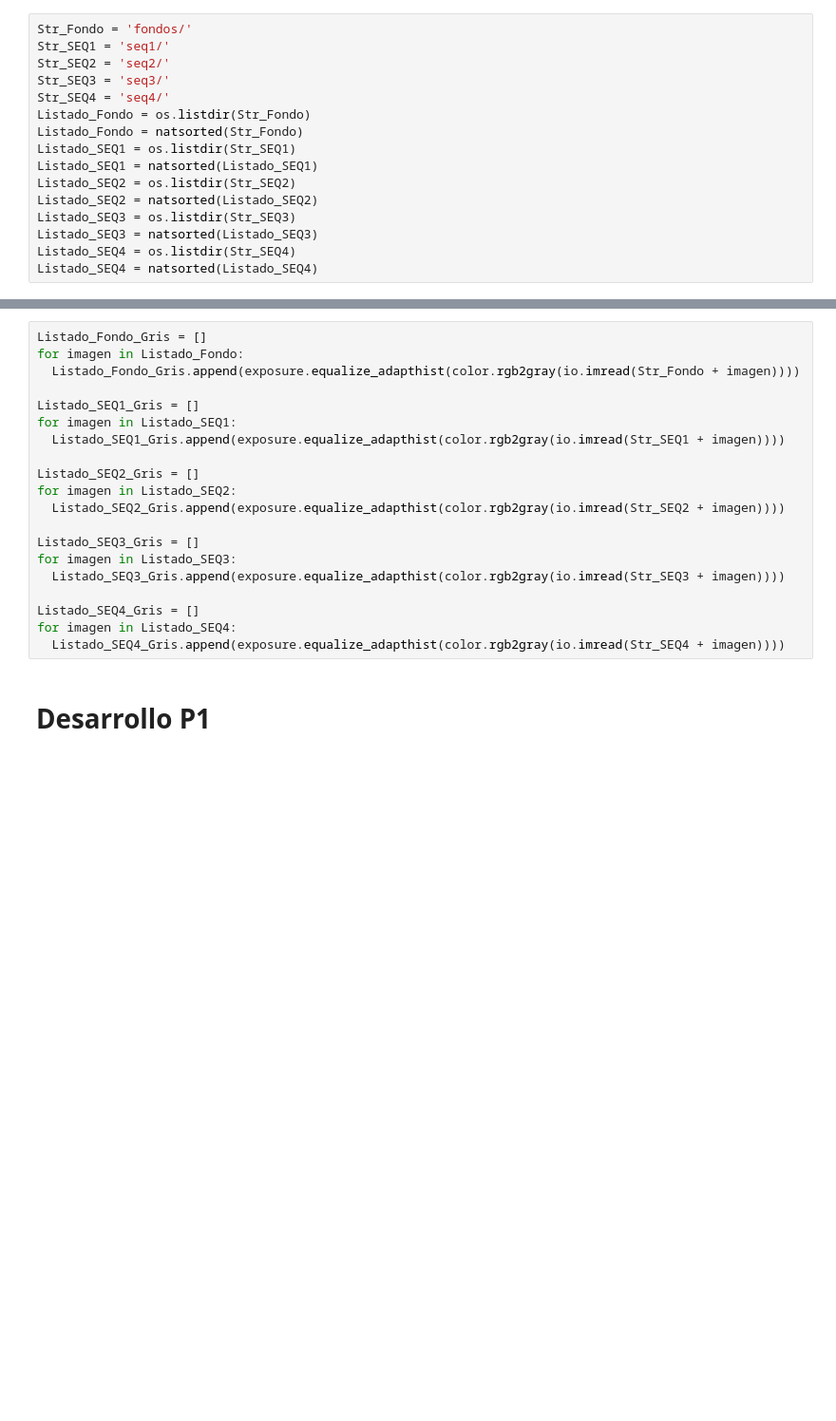
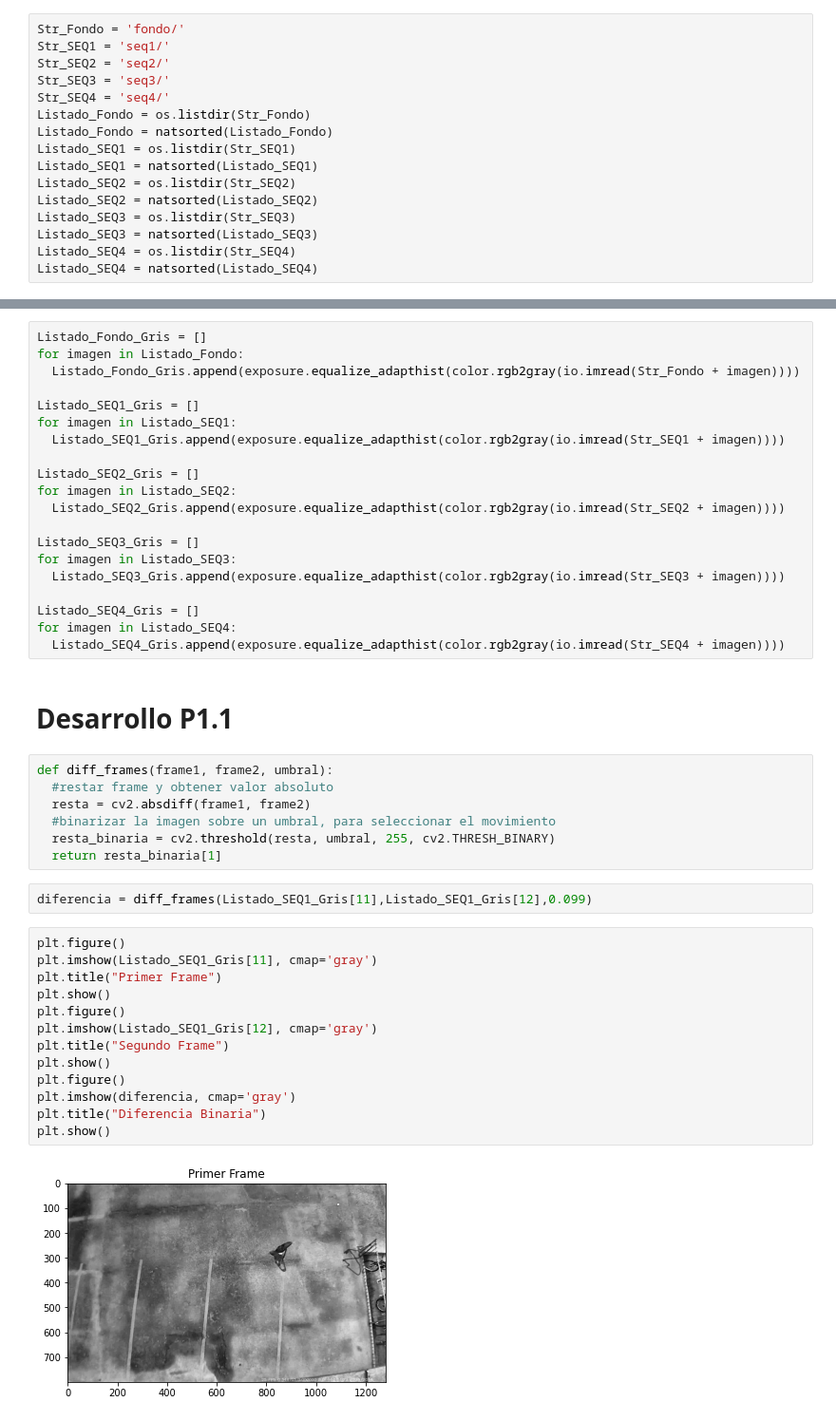
Before and after one commit to DiegoPincheiraIb/EL5206_Assignments, a Jupyter notebook: Experiencia_3/Experiencia_3_EL5206.ipynb, the cells around one changed output, grey strips where cells are left out. Shown: that part at 95% size. Drawn from its saved outputs; the diff is of its cells as text; blank space fills up the shorter version.

```diff
--- a/Experiencia_3/Experiencia_3_EL5206.ipynb
+++ b/Experiencia_3/Experiencia_3_EL5206.ipynb
@@ -32,13 +57,13 @@ Se descomprimen los archivos
 # %% [markdown]
 Se definen los path de las imagenes
 # %%
-Str_Fondo = 'fondos/'
+Str_Fondo = 'fondo/'
 Str_SEQ1 = 'seq1/'
 Str_SEQ2 = 'seq2/'
 Str_SEQ3 = 'seq3/'
 Str_SEQ4 = 'seq4/'
 Listado_Fondo = os.listdir(Str_Fondo)
-Listado_Fondo = natsorted(Str_Fondo)
+Listado_Fondo = natsorted(Listado_Fondo)
 Listado_SEQ1 = os.listdir(Str_SEQ1)
 Listado_SEQ1 = natsorted(Listado_SEQ1)
 Listado_SEQ2 = os.listdir(Str_SEQ2)
@@ -70,4 +95,28 @@ Listado_SEQ4_Gris = []
 for imagen in Listado_SEQ4:
   Listado_SEQ4_Gris.append(exposure.equalize_adapthist(color.rgb2gray(io.imread(Str_SEQ4 + imagen))))
 # %% [markdown]
-# **Desarrollo P1**
+# **Desarrollo P1.1**
+# %%
+def diff_frames(frame1, frame2, umbral):
+  #restar frame y obtener valor absoluto
+  resta = cv2.absdiff(frame1, frame2)
+  #binarizar la imagen sobre un umbral, para seleccionar el movimiento
+  resta_binaria = cv2.threshold(resta, umbral, 255, cv2.THRESH_BINARY)
+  return resta_binaria[1]
+# %%
+diferencia = diff_frames(Listado_SEQ1_Gris[11],Listado_SEQ1_Gris[12],0.099)
+# %%
+plt.figure()
+plt.imshow(Listado_SEQ1_Gris[11], cmap='gray')
+plt.title("Primer Frame")
+plt.show()
+plt.figure()
+plt.imshow(Listado_SEQ1_Gris[12], cmap='gray')
+plt.title("Segundo Frame")
+plt.show()
+plt.figure()
+plt.imshow(diferencia, cmap='gray')
+plt.title("Diferencia Binaria")
+plt.show()
+# %% [output]
+[figure, added]
```
Also changed, not shown: parts of 9 cells of this notebook.
